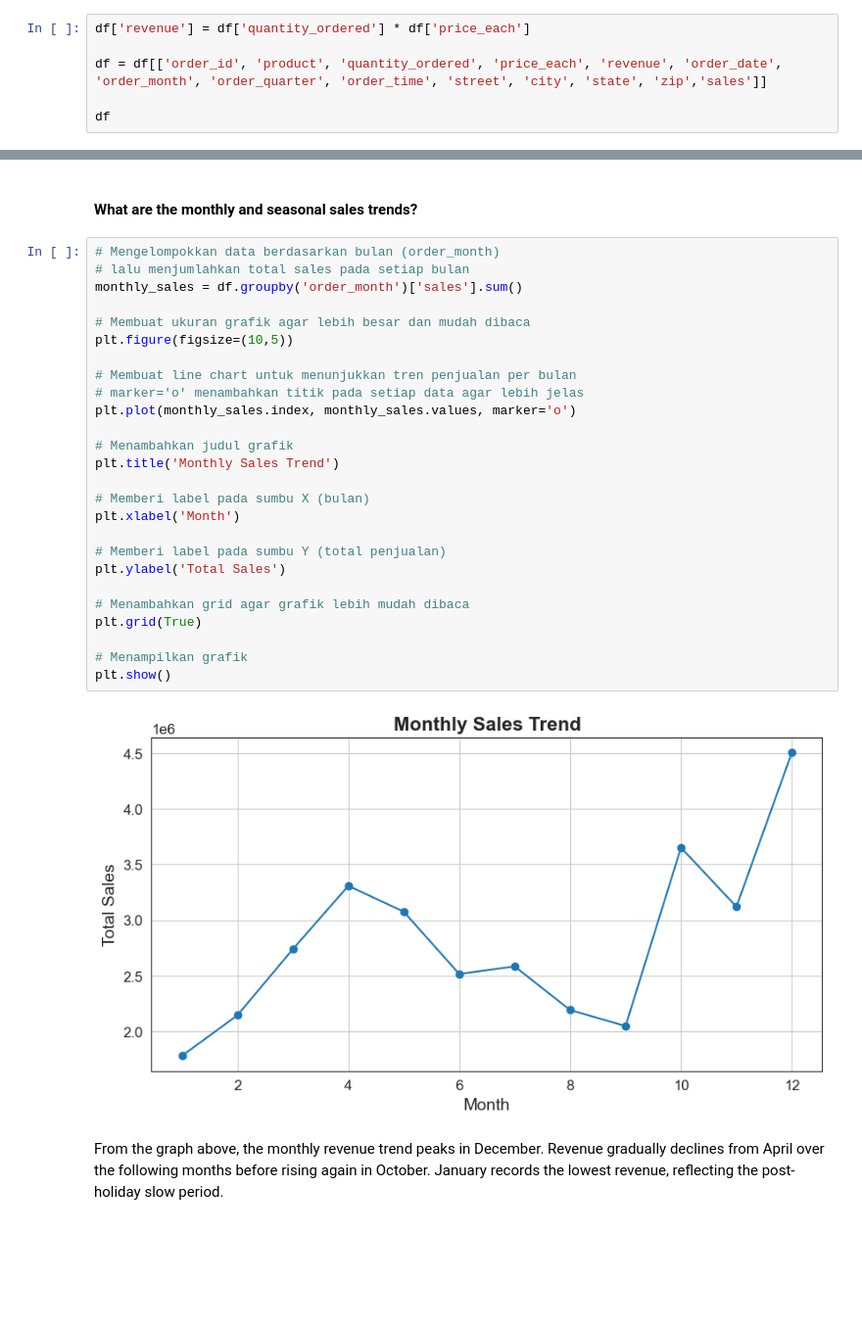
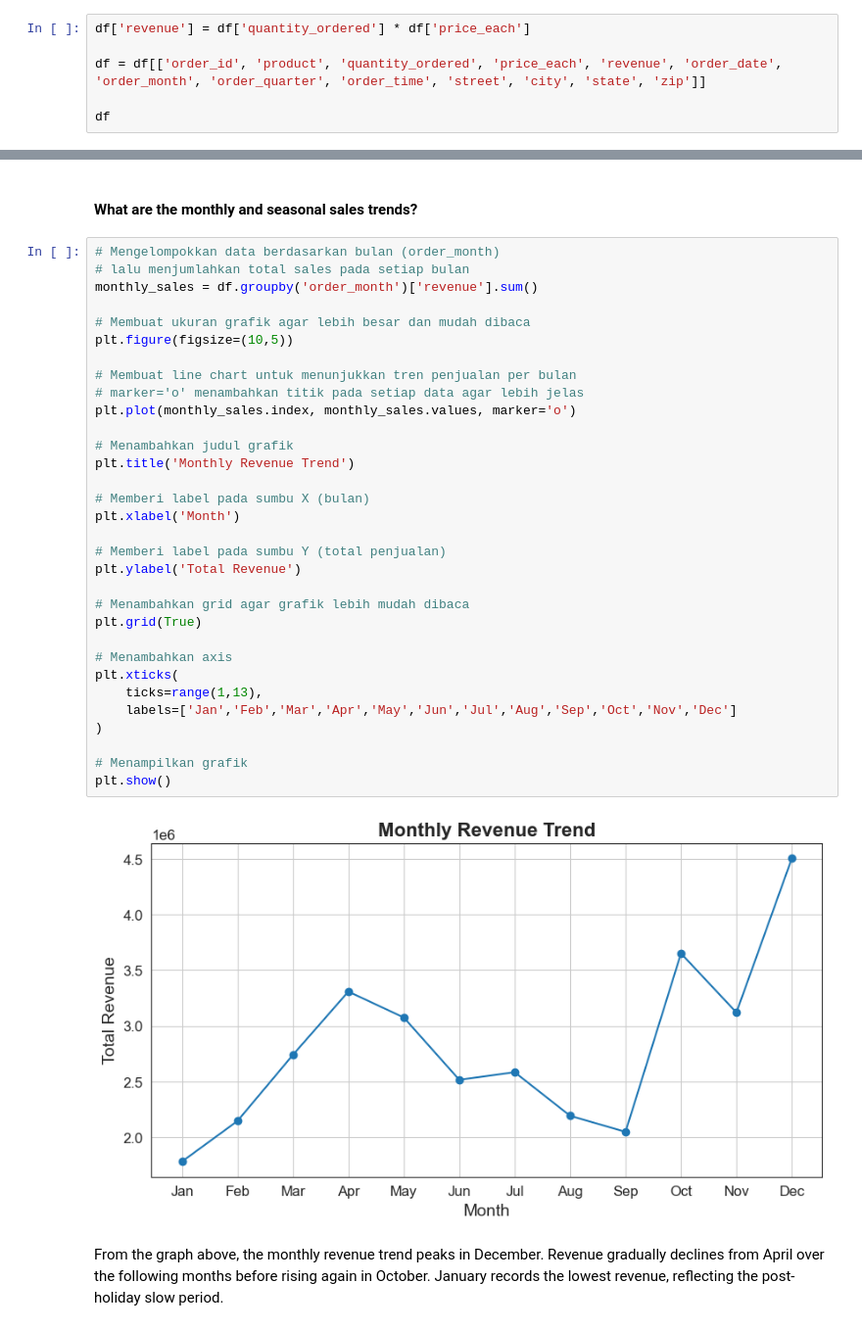
Before and after one commit to aliciawijaya98/sales_eda, a Jupyter notebook: Data Analysis.ipynb, the cells around one changed output, grey strips where cells are left out. Shown at 98% size. Drawn from its saved outputs; the diff is of its cells as text; blank space fills up the shorter version.

```diff
--- a/Data Analysis.ipynb
+++ b/Data Analysis.ipynb
@@ -65,7 +65,7 @@ To answer this question, we need to calculate the total revenue first.
 # %%
 df['revenue'] = df['quantity_ordered'] * df['price_each']
 
-df = df[['order_id', 'product', 'quantity_ordered', 'price_each', 'revenue', 'order_date', 'order_month', 'order_quarter', 'order_time', 'street', 'city', 'state', 'zip','sales']]
+df = df[['order_id', 'product', 'quantity_ordered', 'price_each', 'revenue', 'order_date', 'order_month', 'order_quarter', 'order_time', 'street', 'city', 'state', 'zip']]
 
 df
 # %% [output]
@@ -123,31 +123,37 @@ Graph Explanation
 # %%
 # Mengelompokkan data berdasarkan bulan (order_month)
 # lalu menjumlahkan total sales pada setiap bulan
-monthly_sales = df.groupby('order_month')['sales'].sum()
+monthly_sales = df.groupby('order_month')['revenue'].sum()
 
 # Membuat ukuran grafik agar lebih besar dan mudah dibaca
 plt.figure(figsize=(10,5))
 
 # Membuat line chart untuk menunjukkan tren penjualan per bulan
 # marker='o' menambahkan titik pada setiap data agar lebih jelas
 plt.plot(monthly_sales.index, monthly_sales.values, marker='o')
 
 # Menambahkan judul grafik
-plt.title('Monthly Sales Trend')
+plt.title('Monthly Revenue Trend')
 
 # Memberi label pada sumbu X (bulan)
 plt.xlabel('Month')
 
 # Memberi label pada sumbu Y (total penjualan)
-plt.ylabel('Total Sales')
+plt.ylabel('Total Revenue')
 
 # Menambahkan grid agar grafik lebih mudah dibaca
 plt.grid(True)
 
+# Menambahkan axis
+plt.xticks(
+    ticks=range(1,13),
+    labels=['Jan','Feb','Mar','Apr','May','Jun','Jul','Aug','Sep','Oct','Nov','Dec']
+)
+
 # Menampilkan grafik
 plt.show()
 # %% [output]
-[figure, old version]
+[figure, new version]
 # %% [markdown]
 From the graph above, the monthly revenue trend peaks in December. Revenue gradually declines from April over the following months before rising again in October. January records the lowest revenue, reflecting the post-holiday slow period.
 # %%
```
Also changed, not shown: parts of 5 cells of this notebook.
